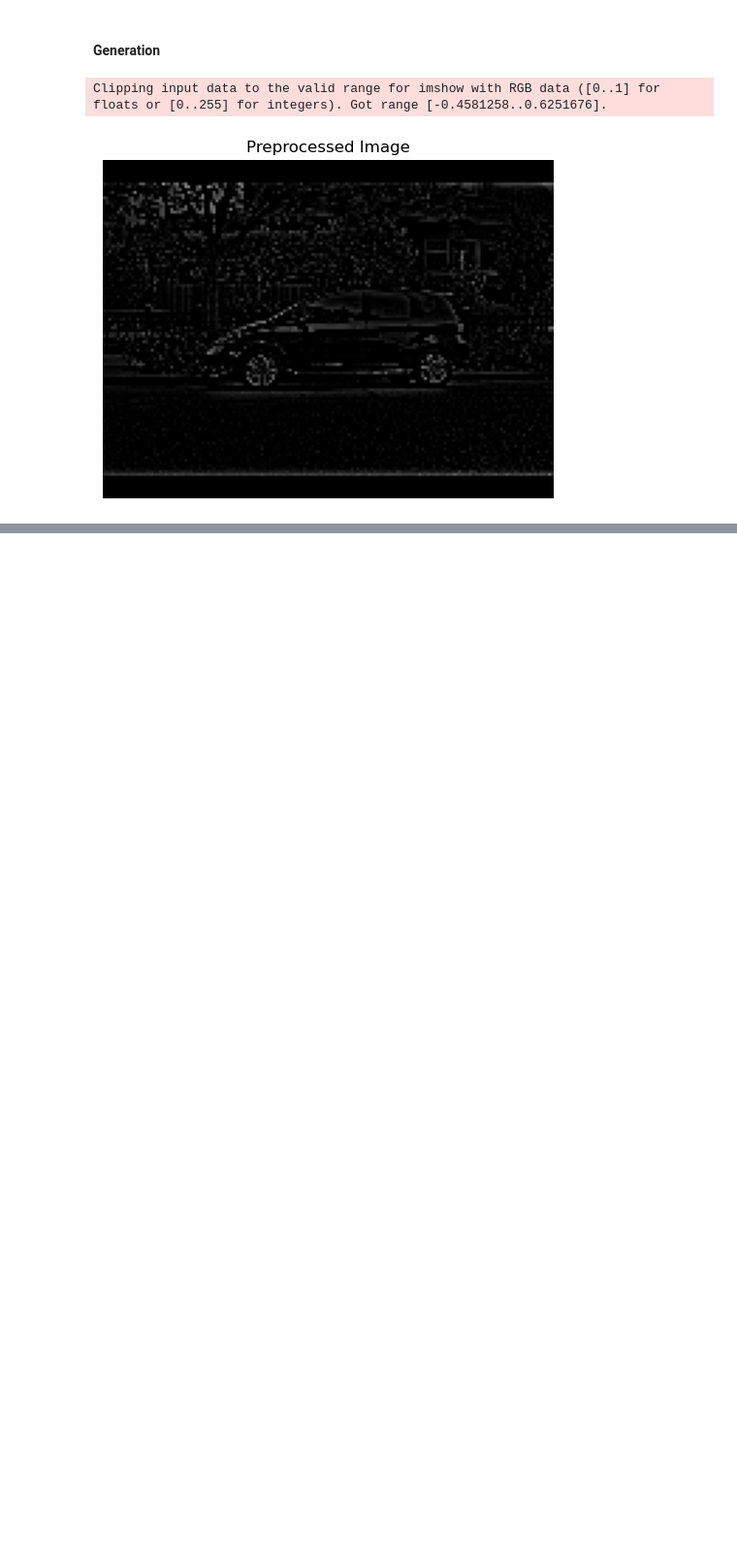
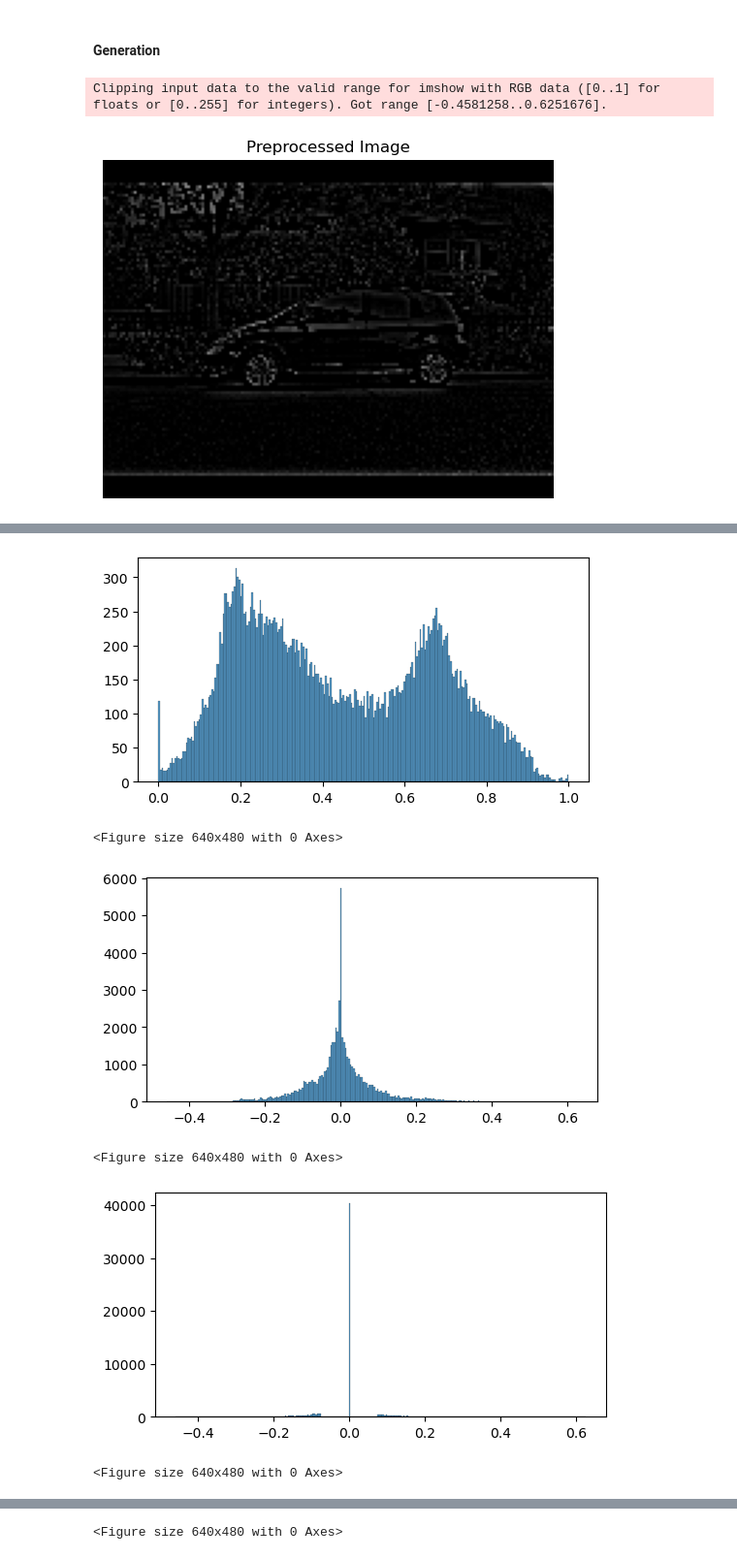
Before and after one commit to LiaNimmermann/Visualization-Notebooks, a Jupyter notebook: Processed-Images/Preprocessing-Visualization-Cleaned.ipynb, the cells around one changed output, grey strips where cells are left out. Shown at 97% size. Saved outputs shown, nothing was run; the diff lists cells and outputs as text; code cells hidden in the pictures; blank space fills up the shorter version.

```diff
--- a/Processed-Images/Preprocessing-Visualization-Cleaned.ipynb
+++ b/Processed-Images/Preprocessing-Visualization-Cleaned.ipynb
@@ -504,0 +552,14 @@ plot_value_distribution(original_sparse, title="Original Image with 50% Sparsity
+# %%
+save = True
+
+plot_value_distribution(original_tensor, title="distribution_original", bins=256, save=save)
+plot_value_distribution(result, title="distribution_preprocessed", bins=256, save=save)
+plot_value_distribution(result_sparse_07, title="distribution_preprocessed_07", bins=256, save=save)
+plot_value_distribution(original_sparse, title="distribution_original_07", bins=256, save=save)
+# %% [output]
+[figure, added]
+<Figure size 640x480 with 0 Axes>
+[figure, added]
+<Figure size 640x480 with 0 Axes>
+[figure, added]
+<Figure size 640x480 with 0 Axes>
@@ -504,0 +567 @@ plot_value_distribution(original_sparse, title="Original Image with 50% Sparsity
+<Figure size 640x480 with 0 Axes>
```
Also changed, not shown: parts of 15 cells of this notebook, 13 other files.
